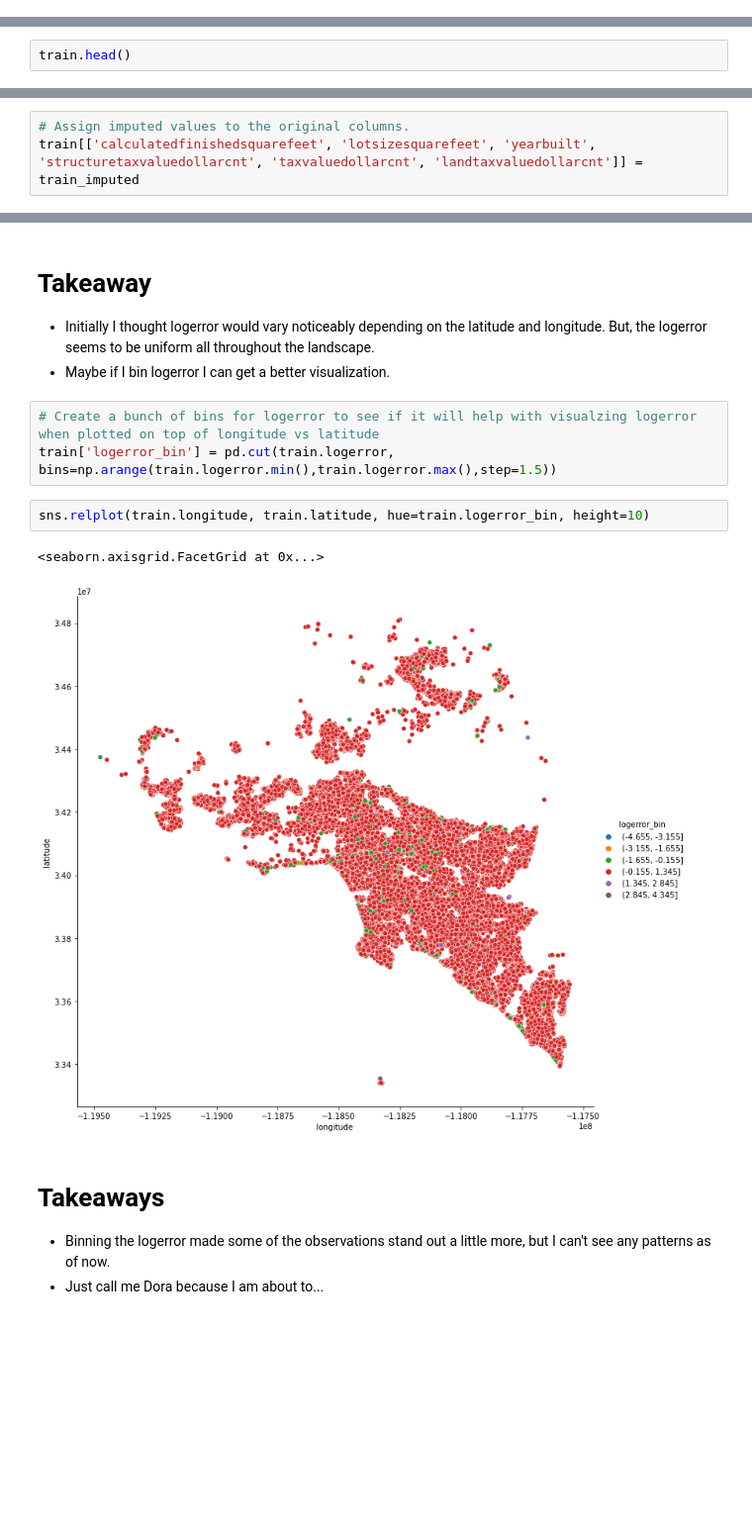
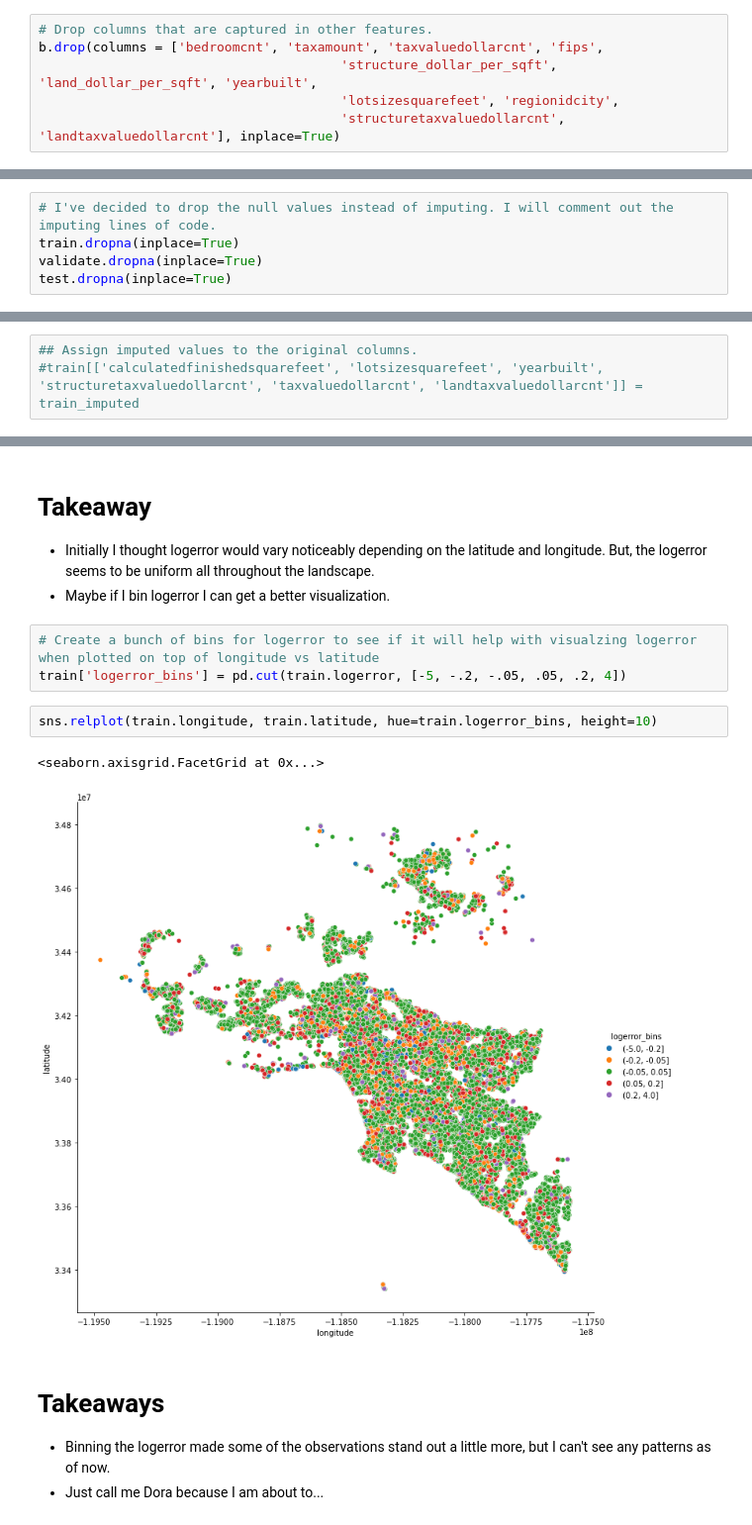
Before and after one commit to TeamOneCluster/ClusterProject, a Jupyter notebook: bts-explore.ipynb, the cells around one changed output, grey strips where cells are left out. Shown at 99% size. Cells and saved outputs as stored; diff of their text form; blank space fills up the shorter version.

```diff
--- a/bts-explore.ipynb
+++ b/bts-explore.ipynb
@@ -182,0 +243,6 @@ dtype: int64
+# %%
+# Drop columns that are captured in other features.
+b.drop(columns = ['bedroomcnt', 'taxamount', 'taxvaluedollarcnt', 'fips',
+                                       'structure_dollar_per_sqft', 'land_dollar_per_sqft', 'yearbuilt',
+                                       'lotsizesquarefeet', 'regionidcity',
+                                       'structuretaxvaluedollarcnt', 'landtaxvaluedollarcnt'], inplace=True)
@@ -220,3 +289,6 @@ logerror                           0
 dtype: int64
 # %%
-train.head()
+# I've decided to drop the null values instead of imputing. I will comment out the imputing lines of code.
+train.dropna(inplace=True)
+validate.dropna(inplace=True)
+test.dropna(inplace=True)
@@ -304,4 +338,4 @@ train_imputed.head()
 # %%
-# Assign imputed values to the original columns.
-train[['calculatedfinishedsquarefeet', 'lotsizesquarefeet', 'yearbuilt', 'structuretaxvaluedollarcnt', 'taxvaluedollarcnt', 'landtaxvaluedollarcnt']] = train_imputed
+## Assign imputed values to the original columns.
+#train[['calculatedfinishedsquarefeet', 'lotsizesquarefeet', 'yearbuilt', 'structuretaxvaluedollarcnt', 'taxvaluedollarcnt', 'landtaxvaluedollarcnt']] = train_imputed
 # %%
@@ -384,12 +377,12 @@ sns.relplot(train.longitude, train.latitude, hue=train.fips, height=15)
 * Maybe if I bin logerror I can get a better visualization.
 # %%
 # Create a bunch of bins for logerror to see if it will help with visualzing logerror when plotted on top of longitude vs latitude
-train['logerror_bin'] = pd.cut(train.logerror, bins=np.arange(train.logerror.min(),train.logerror.max(),step=1.5))
+train['logerror_bins'] = pd.cut(train.logerror, [-5, -.2, -.05, .05, .2, 4])
 # %%
-sns.relplot(train.longitude, train.latitude, hue=train.logerror_bin, height=10)
+sns.relplot(train.longitude, train.latitude, hue=train.logerror_bins, height=10)
 # %% [output]
 <seaborn.axisgrid.FacetGrid at 0x...>
-[figure, old version]
+[figure, new version]
 # %% [markdown]
 # Takeaways
 * Binning the logerror made some of the observations stand out a little more, but I can't see any patterns as of now.
```
Also changed, not shown: parts of 230 cells of this notebook, 1 other file.
